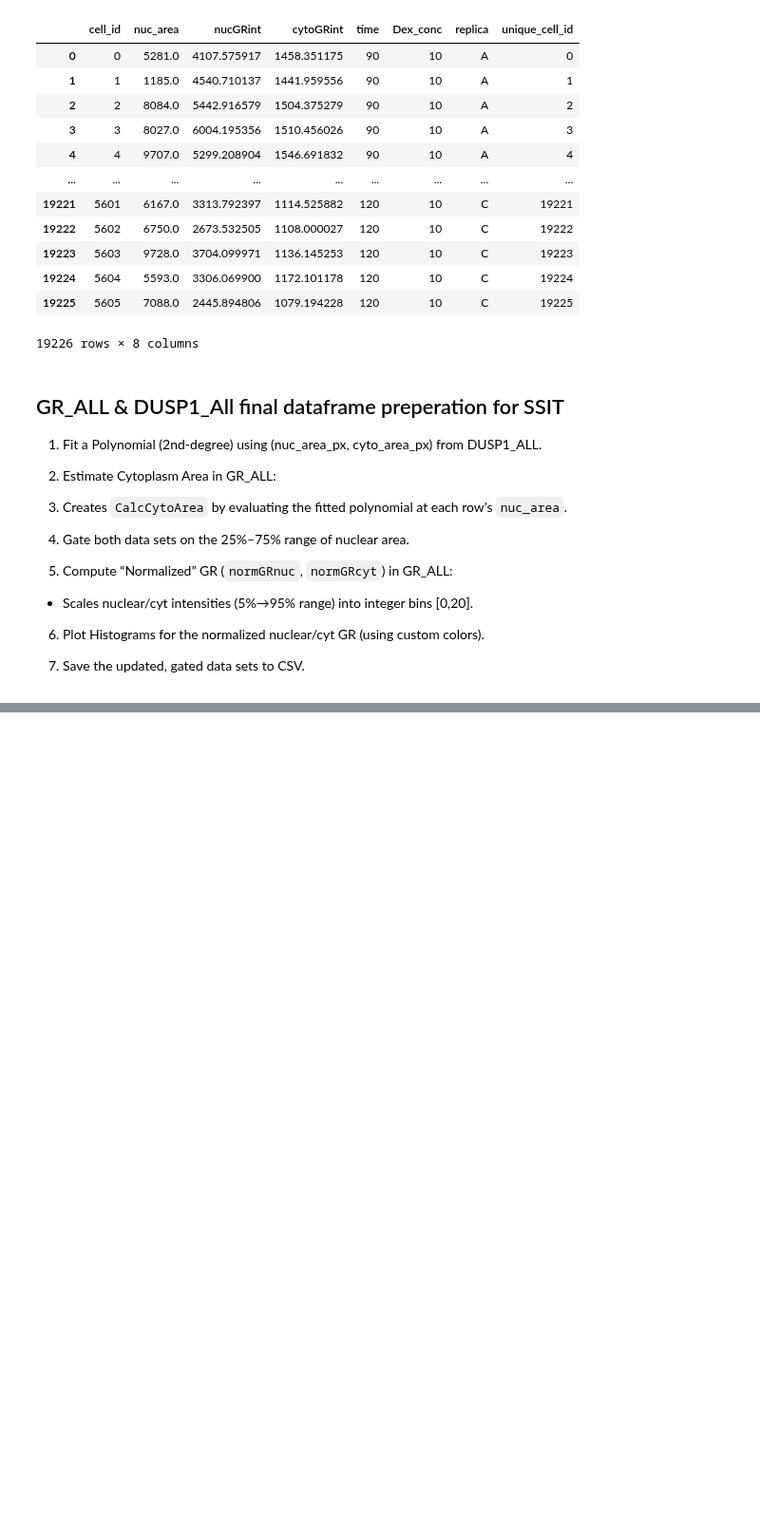
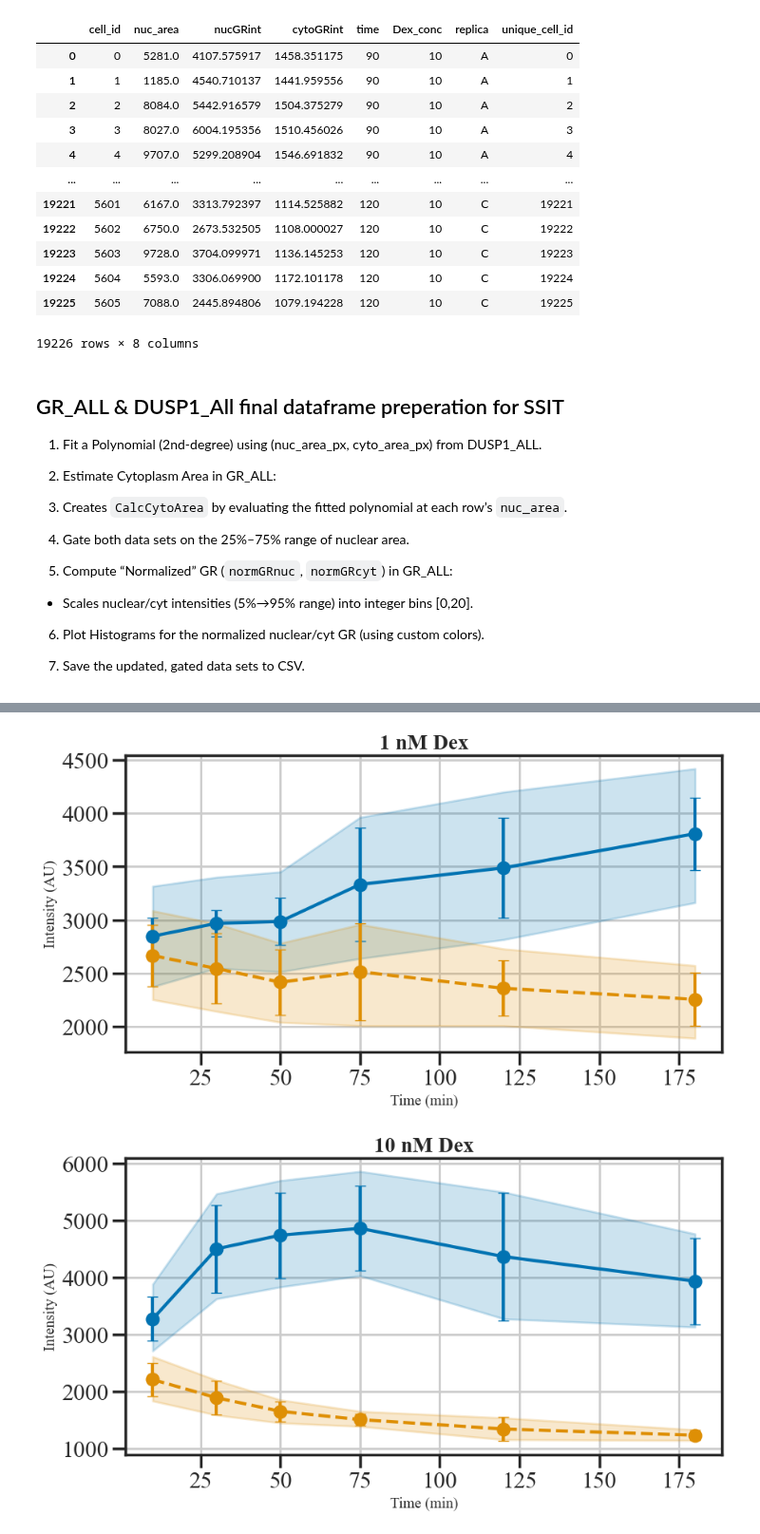
Before and after one commit to Formanj-0/AngelFISH, a Jupyter notebook: Publications/Ron_2024/GR_DUSP1_Gating.ipynb, the cells around one changed output, grey strips where cells are left out. Shown at 95% size. Cells and saved outputs as stored; diff of their text form; code cells hidden in the pictures; blank space fills up the shorter version.

```diff
--- a/Publications/Ron_2024/GR_DUSP1_Gating.ipynb
+++ b/Publications/Ron_2024/GR_DUSP1_Gating.ipynb
@@ -892,0 +943,80 @@ GR_ALL original:    19226 rows -> gated: 9612 rows
+# %%
+# Figure 1C: GR Intensity Over Time Separate concentration plots
+
+# Make a copy of the GR data
+GR_data = df_gr_gated.copy()
+
+# Calculate means for each replica
+replica_means = GR_data.groupby(['Dex_conc', 'time', 'replica']).agg({
+    'nucGRint': 'mean',
+    'cytoGRint': 'mean'
+}).reset_index()
+
+# Calculate the mean and standard deviation of the replica means
+summary_stats = replica_means.groupby(['Dex_conc', 'time']).agg({
+    'nucGRint': ['mean', 'std'],
+    'cytoGRint': ['mean', 'std']
+}).reset_index()
+
+# Rename columns for easier access
+summary_stats.columns = ['Dex_conc', 'time', 'mean_nuc_int', 'std_nuc_int', 'mean_cyto_int', 'std_cyto_int']
+
+# Calculate overall mean and standard deviation for each concentration and time point
+overall_stats = GR_data.groupby(['Dex_conc', 'time']).agg({
+    'nucGRint': ['mean', 'std'],
+    'cytoGRint': ['mean', 'std']
+}).reset_index()
+
+# Rename columns for easier access
+overall_stats.columns = ['Dex_conc', 'time', 'overall_mean_nuc', 'overall_std_nuc', 'overall_mean_cyto', 'overall_std_cyto']
+
+# Set Style
+sns.set_theme(style="ticks", palette="colorblind", context="poster", font='times new roman')
+
+# Define the color palette for Nuclear and Cytoplasmic intensities
+colors_nuc_cyto = sns.color_palette("colorblind", 2)  # Two colors: one for Nuclear, one for Cytoplasmic
+
+# Define the desired time points
+desired_timepoints = [0, 10, 30, 50, 75, 120, 180]
+
+for conc in [1, 10, 100]:
+    # Filter data for plotting
+    subset_summary = summary_stats[(summary_stats['Dex_conc'] == conc) & (summary_stats['time'].isin(desired_timepoints))]
+    subset_overall = overall_stats[(overall_stats['Dex_conc'] == conc) & (overall_stats['time'].isin(desired_timepoints))]
+
+    plt.figure(figsize=(10, 5))
+
+    # Plotting Nuclear Intensity Mean with Error Bars
+    plt.errorbar(subset_summary['time'], subset_summary['mean_nuc_int'],
+                 yerr=subset_summary['std_nuc_int'], fmt='-o', color=colors_nuc_cyto[0], capsize=5,
+                 label='Nuclear Intensity')
+
+    # Filling between std deviations for overall data - Nuclear
+    plt.fill_between(subset_overall['time'],
+                     subset_overall['overall_mean_nuc'] - subset_overall['overall_std_nuc'],
+                     subset_overall['overall_mean_nuc'] + subset_overall['overall_std_nuc'],
+                     color=colors_nuc_cyto[0], alpha=0.2, label='Total Data Spread - Nuclear')
+
+    # Plotting Cytoplasmic Intensity Mean with Error Bars
+    plt.errorbar(subset_summary['time'], subset_summary['mean_cyto_int'],
+                 yerr=subset_summary['std_cyto_int'], fmt='--o', color=colors_nuc_cyto[1], capsize=5,
+                 label='Cytoplasmic Intensity')
+
+    # Filling between std deviations for overall data - Cytoplasmic
+    plt.fill_between(subset_overall['time'],
+                     subset_overall['overall_mean_cyto'] - subset_overall['overall_std_cyto'],
+                     subset_overall['overall_mean_cyto'] + subset_overall['overall_std_cyto'],
+                     color=colors_nuc_cyto[1], alpha=0.2, label='Total Data Spread - Cytoplasmic')
+
+    # Customize the plot
+    plt.title(f'{conc} nM Dex', fontsize=20, fontweight='bold')
+    plt.xlabel('Time (min)', fontsize=14)
+    plt.ylabel('Intensity (AU)', fontsize=14)
+    plt.grid(True)
+    #plt.legend()
+
+    # Show the plot
+    plt.show()
+# %% [output]
+[figure, added]
+[figure, added]
```
Also changed, not shown: parts of 6 cells of this notebook.
